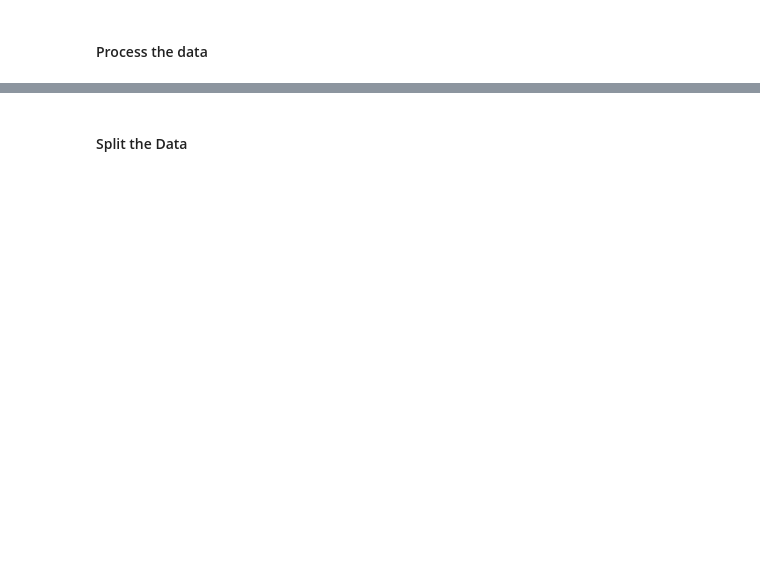
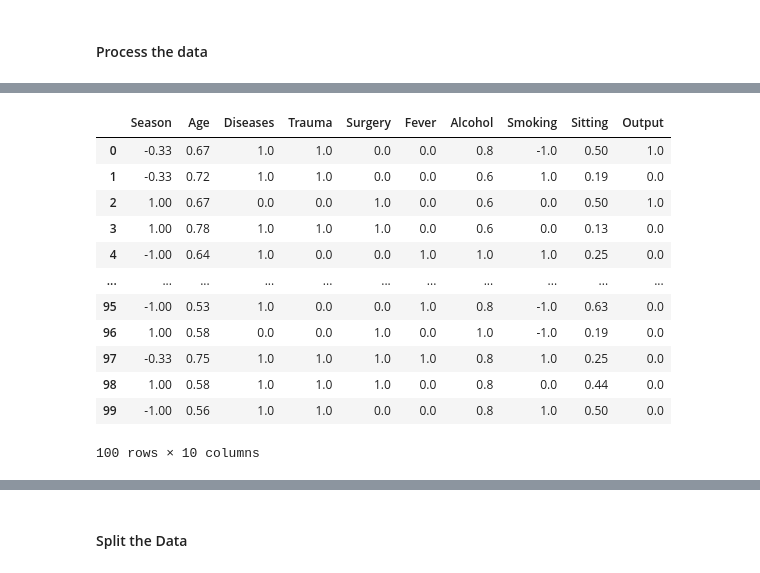
Before and after one commit to jcgarciaca/customising_your_models_with_tensorFlow2, a Jupyter notebook: week_2/Week_2_Coding_Tutorial.ipynb, the cells around one changed output, grey strips where cells are left out. Drawn from its saved outputs; the diff is of its cells as text; code cells hidden in the pictures; blank space fills up the shorter version.

```diff
--- a/week_2/Week_2_Coding_Tutorial.ipynb
+++ b/week_2/Week_2_Coding_Tutorial.ipynb
@@ -279,0 +318,16 @@ fertility = fertility.astype('float32')
+# %%
+fertility.sample(frac=1).reset_index(drop=True)
+# %% [output]
+|  | Season | Age | Diseases | Trauma | Surgery | Fever | Alcohol | Smoking | Sitting | Output |
+| 0 | -0.33 | 0.67 | 1.0 | 1.0 | 0.0 | 0.0 | 0.8 | -1.0 | 0.50 | 1.0 |
+| 1 | -0.33 | 0.72 | 1.0 | 1.0 | 0.0 | 0.0 | 0.6 | 1.0 | 0.19 | 0.0 |
+| 2 | 1.00 | 0.67 | 0.0 | 0.0 | 1.0 | 0.0 | 0.6 | 0.0 | 0.50 | 1.0 |
+| 3 | 1.00 | 0.78 | 1.0 | 1.0 | 1.0 | 0.0 | 0.6 | 0.0 | 0.13 | 0.0 |
+| 4 | -1.00 | 0.64 | 1.0 | 0.0 | 0.0 | 1.0 | 1.0 | 1.0 | 0.25 | 0.0 |
+| ... | ... | ... | ... | ... | ... | ... | ... | ... | ... | ... |
+| 95 | -1.00 | 0.53 | 1.0 | 0.0 | 0.0 | 1.0 | 0.8 | -1.0 | 0.63 | 0.0 |
+| 96 | 1.00 | 0.58 | 0.0 | 0.0 | 1.0 | 0.0 | 1.0 | -1.0 | 0.19 | 0.0 |
+| 97 | -0.33 | 0.75 | 1.0 | 1.0 | 1.0 | 1.0 | 0.8 | 1.0 | 0.25 | 0.0 |
+| 98 | 1.00 | 0.58 | 1.0 | 1.0 | 1.0 | 0.0 | 0.8 | 0.0 | 0.44 | 0.0 |
+| 99 | -1.00 | 0.56 | 1.0 | 1.0 | 0.0 | 0.0 | 0.8 | 1.0 | 0.50 | 0.0 |
+100 rows × 10 columns
```
Also changed, not shown: parts of 25 cells of this notebook.
